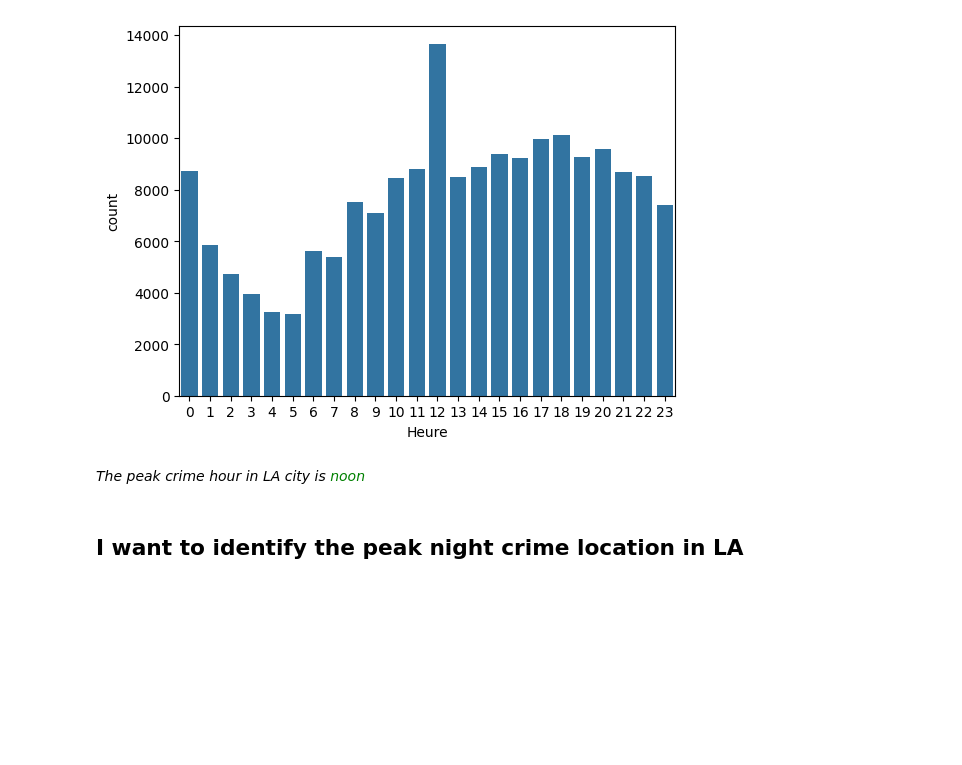
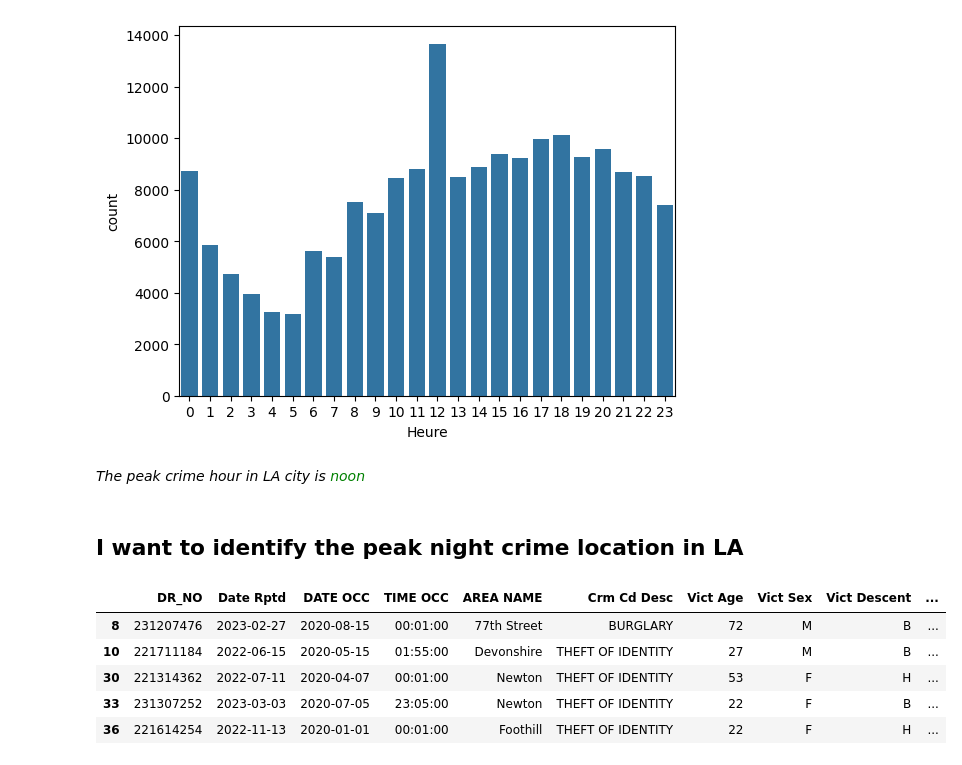
Before and after one commit to vrmelox/LA_crime_analysis, a Jupyter notebook: notebook.ipynb, the cells around one changed output. Saved outputs shown, nothing was run; the diff lists cells and outputs as text; code cells hidden in the pictures; blank space fills up the shorter version.

```diff
--- a/notebook.ipynb
+++ b/notebook.ipynb
@@ -101,3 +101,5 @@ def timedot(x):
     return mokou
 
 crimes_df["TIME OCC"] = crimes_df["TIME OCC"].apply(lambda x: timedot(x))
+# %%
+crimes_df["TIME OCC"] = pd.to_datetime(crimes_df["TIME OCC"], format='%H:%M').dt.time
@@ -103,0 +116,9 @@ crimes_df["TIME OCC"] = crimes_df["TIME OCC"].apply(lambda x: timedot(x))
+# %%
+df_nightCrimes.head()
+# %% [output]
+|  | DR_NO | Date Rptd | DATE OCC | TIME OCC | AREA NAME | Crm Cd Desc | Vict Age | Vict Sex | Vict Descent | ... |
+| 8 | 231207476 | 2023-02-27 | 2020-08-15 | 00:01:00 | 77th Street | BURGLARY | 72 | M | B | ... |
+| 10 | 221711184 | 2022-06-15 | 2020-05-15 | 01:55:00 | Devonshire | THEFT OF IDENTITY | 27 | M | B | ... |
+| 30 | 221314362 | 2022-07-11 | 2020-04-07 | 00:01:00 | Newton | THEFT OF IDENTITY | 53 | F | H | ... |
+| 33 | 231307252 | 2023-03-03 | 2020-07-05 | 23:05:00 | Newton | THEFT OF IDENTITY | 22 | F | B | ... |
+| 36 | 221614254 | 2022-11-13 | 2020-01-01 | 00:01:00 | Foothill | THEFT OF IDENTITY | 22 | F | H | ... |
```
Also changed, not shown: parts of 7 cells of this notebook.
